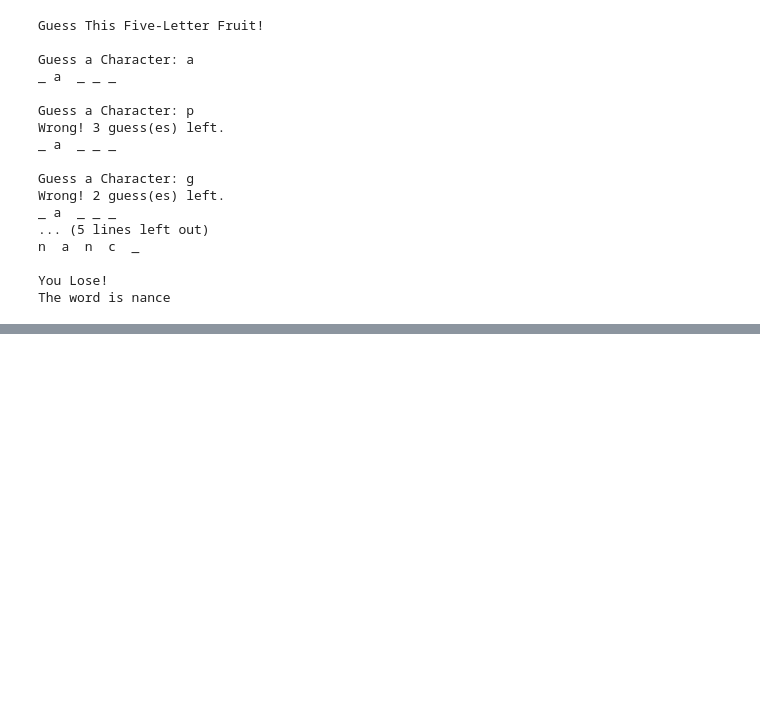
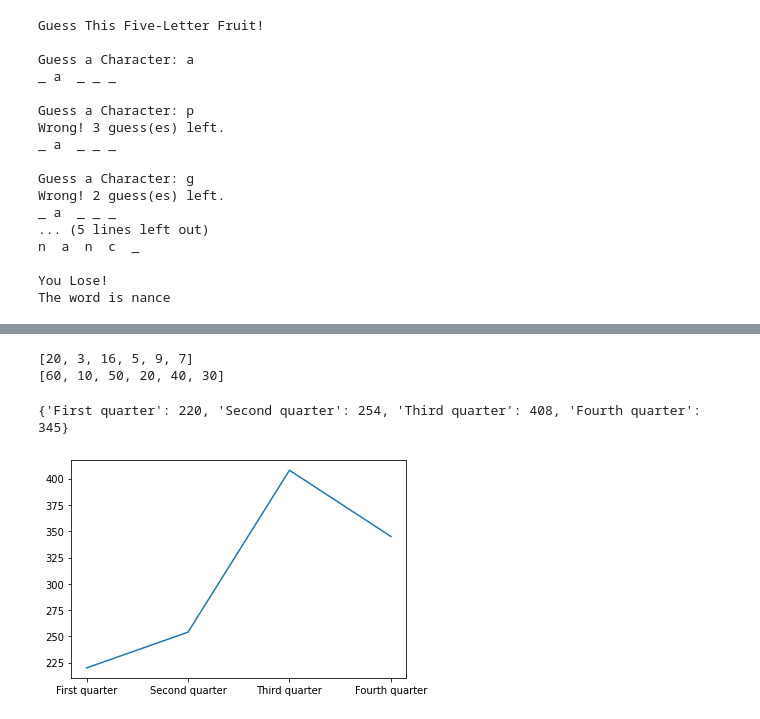
Before and after one commit to Farazulhaque/Python_Colab, a Jupyter notebook: Questions2.ipynb, the cells around one changed output, grey strips where cells are left out. Cells and saved outputs as stored; diff of their text form; code cells hidden in the pictures; blank space fills up the shorter version.

```diff
--- a/Questions2.ipynb
+++ b/Questions2.ipynb
@@ -1319,0 +2784,9 @@ The word is nance
+# %%
+import re
+new_string = []
+string = '12,34,78;32|99%1000:32;10<<end of integers>>hello here;who,arethe:best,IS|TITO|candidate<<end of strings>>-99.99|1.22:9914,09,123,0:77;9,1,0;3.14<<end of floats>>'
+i = string.split(r'<<end of integers>>|<<end of strings>>|<<end of floats>>', string)
+print(i)
+string = string.replace('|',',')
+new = re.split(r',|;|%|:|] ', string)
+new
@@ -1319,0 +2869,17 @@ The word is nance
+# %%
+# alphabets = input()
+alphabets = "a b e f i k m n p"
+# alphabets = "a b c d e f g h"
+l1 = []
+
+start = ord(alphabets[0])
+end = ord(alphabets[len(alphabets)-1])
+
+for i in range(start, end):
+    if chr(i) not in alphabets:
+        l1.append(chr(i))
+
+if not l1:
+    print(alphabets.split(" "))
+else:
+    print(l1)
@@ -1319,0 +2925,36 @@ The word is nance
+# %%
+def weird_sort(l1):
+  res = []
+  while (len(l1) != 0):
+    res.append(max(l1))
+    l1.remove(max(l1))
+    res.append(min(l1))
+    l1.remove(min(l1))
+  print(res)
+
+weird_sort([9, 3, 5, 7, 16, 20])
+weird_sort([10,20,30,40,50,60])
+# %% [output]
+[20, 3, 16, 5, 9, 7]
+[60, 10, 50, 20, 40, 30]
+# %%
+import matplotlib.pyplot as plt
+def statistics(l1):
+  q = []
+  d1 = {}
+  qsum = 0
+  for i in range(1,len(l1)+1):
+    qsum += l1[i-1]
+    if (i % 3 == 0):
+      q.append(qsum)
+      qsum = 0
+  d1["First quarter"] = q[0]
+  d1["Second quarter"] = q[1]
+  d1["Third quarter"] = q[2]
+  d1["Fourth quarter"] = q[3]
+  print(d1)
+  plt.plot(list(d1.keys()),list(d1.values()))
+statistics([100, 50, 70, 105, 90, 59, 78, 200, 130, 180, 60, 105])
+# %% [output]
+{'First quarter': 220, 'Second quarter': 254, 'Third quarter': 408, 'Fourth quarter': 345}
+[figure, added]
```
Also changed, not shown: parts of 60 cells of this notebook.
